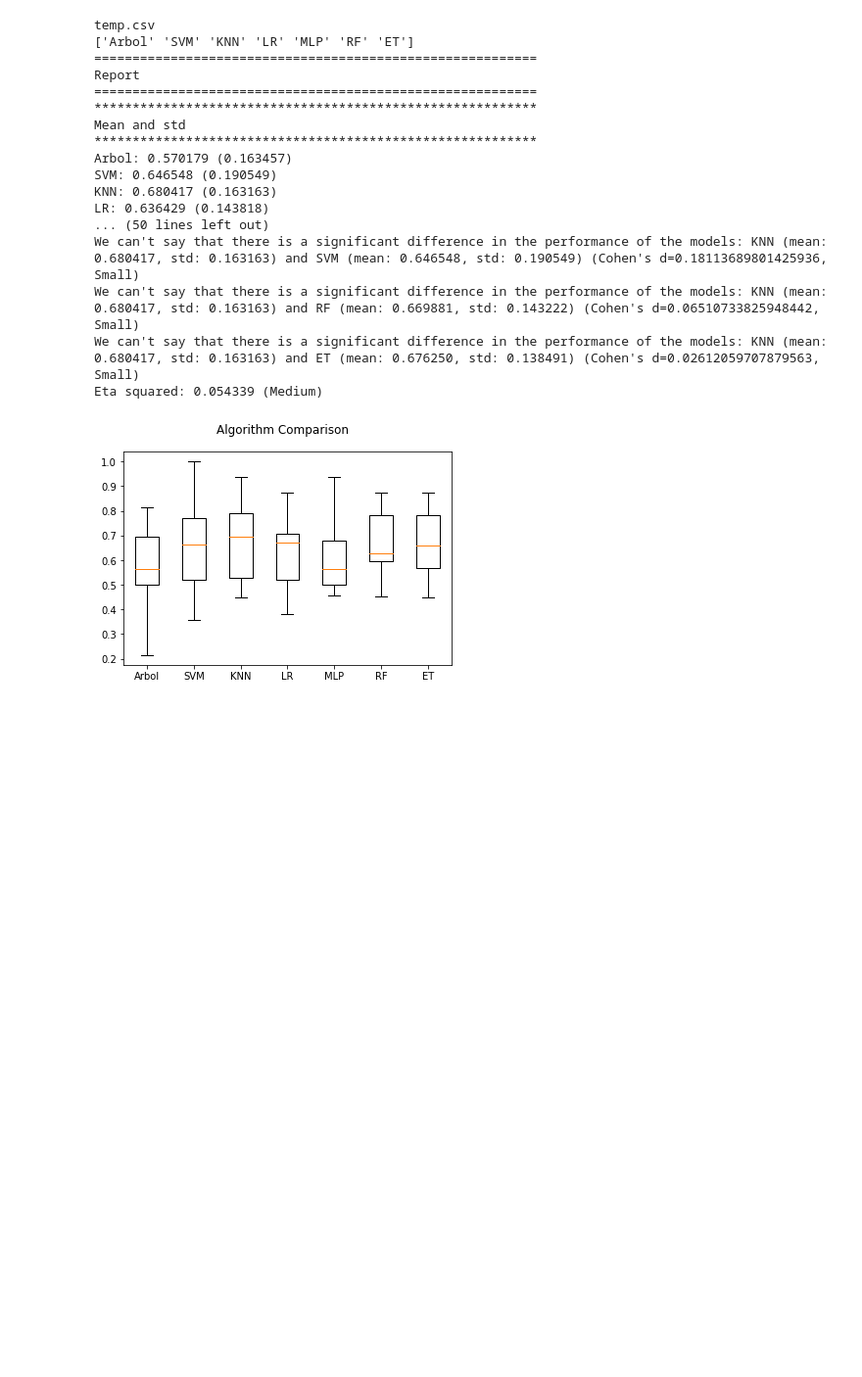
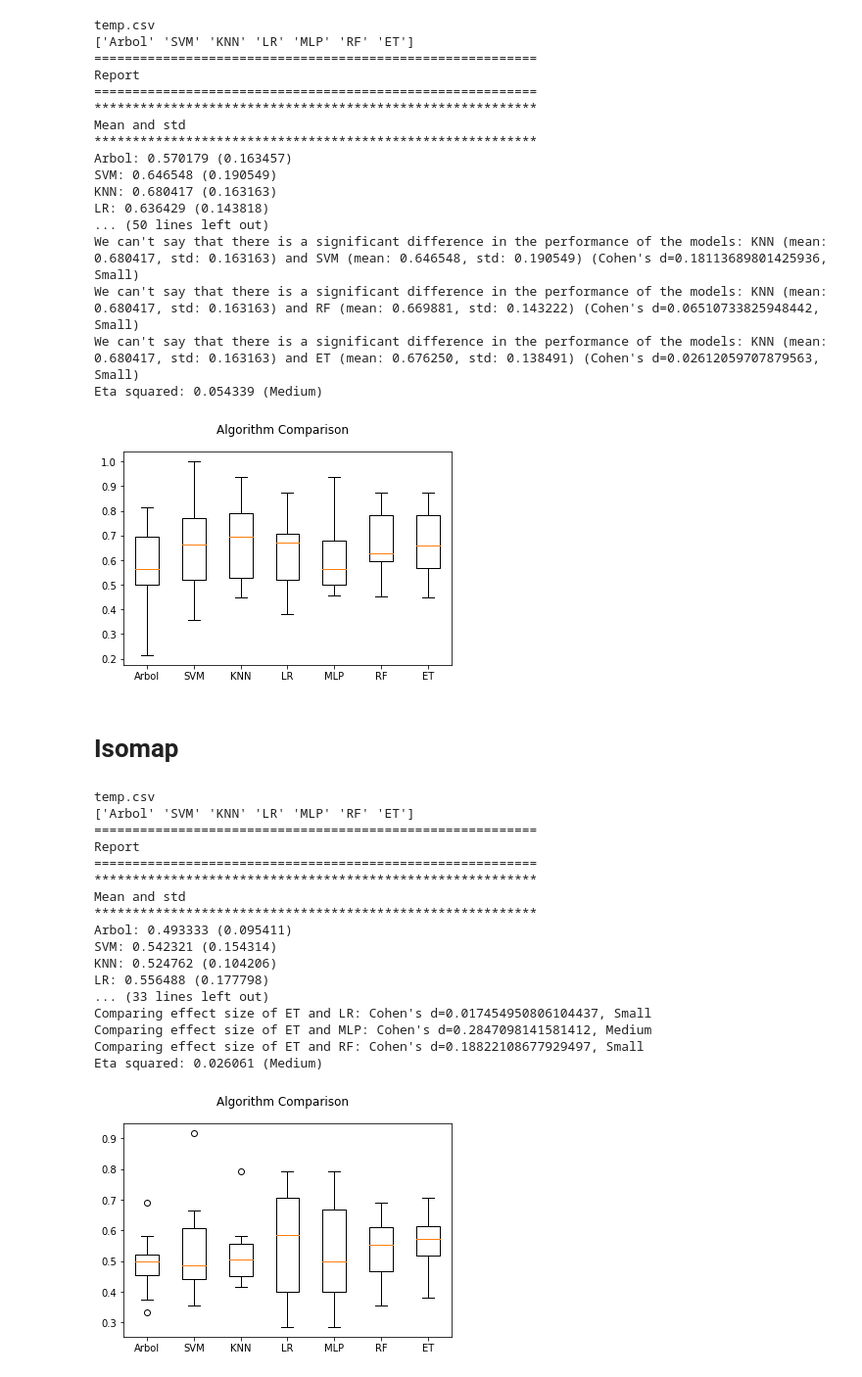
Before and after one commit to joheras/schz, a Jupyter notebook: CompareMethods-combined.ipynb, the cells around one changed output. Shown: that part at 98% size. Saved outputs shown, nothing was run; the diff lists cells and outputs as text; code cells hidden in the pictures; blank space fills up the shorter version.

```diff
--- a/CompareMethods-combined.ipynb
+++ b/CompareMethods-combined.ipynb
@@ -329,3 +329,30 @@ Eta squared: 0.054339 (Medium)
 [figure]
 # %%
 !mv temp.csv tempumap10.csv
+# %% [markdown]
+# Isomap
+# %%
+from sklearn import manifold
+clf = manifold.Isomap(10, n_components=2)
+X_iso2 = clf.fit_transform(X)
+compare_methods(X_iso2,Y,listAlgorithms,listParams,listNames,metric='auroc')
+!mv temp.csv tempiso2.csv
+# %% [output]
+temp.csv
+['Arbol' 'SVM' 'KNN' 'LR' 'MLP' 'RF' 'ET']
+==========================================================
+Report
+==========================================================
+**********************************************************
+Mean and std
+**********************************************************
+Arbol: 0.493333 (0.095411)
+SVM: 0.542321 (0.154314)
+KNN: 0.524762 (0.104206)
+LR: 0.556488 (0.177798)
+... (33 lines left out)
+Comparing effect size of ET and LR: Cohen's d=0.017454950806104437, Small
+Comparing effect size of ET and MLP: Cohen's d=0.2847098141581412, Medium
+Comparing effect size of ET and RF: Cohen's d=0.18822108677929497, Small
+Eta squared: 0.026061 (Medium)
+[figure, added]
```
Also changed, not shown: parts of 9 cells of this notebook, 5 other files.
